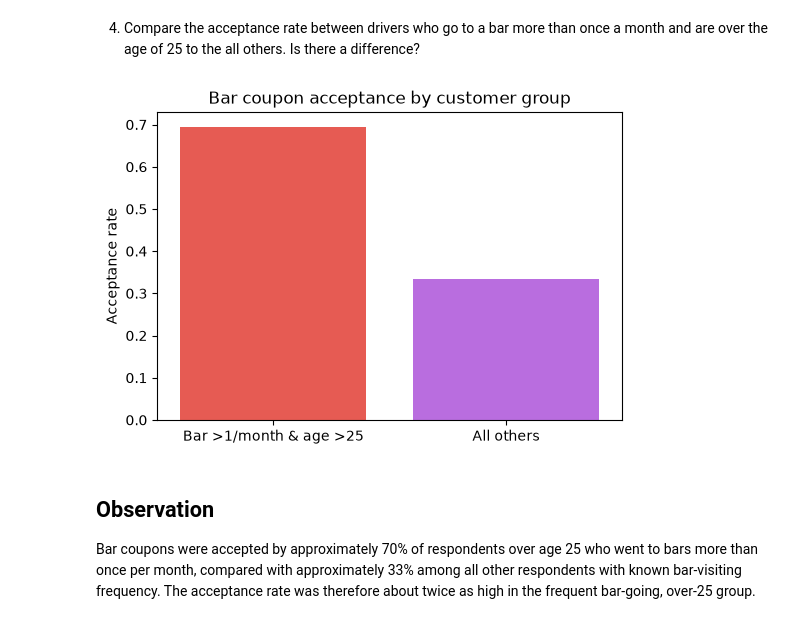
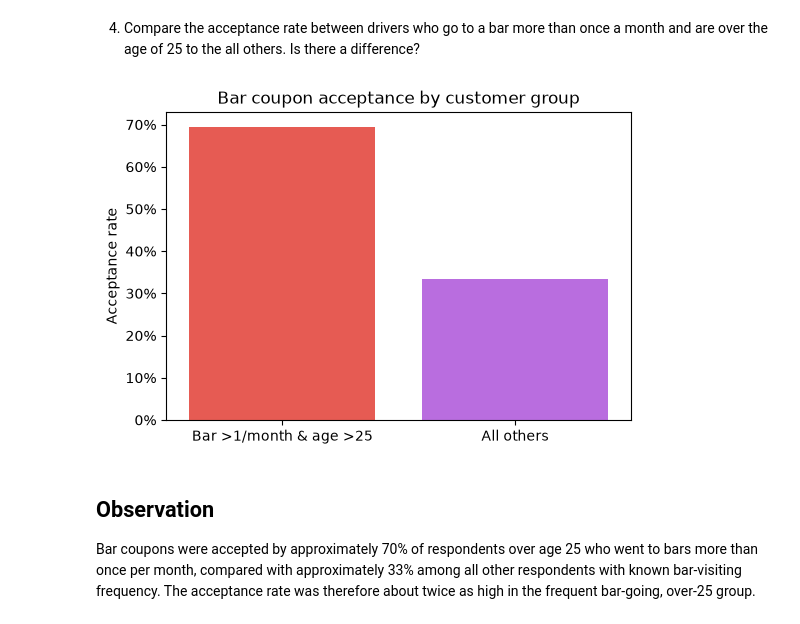
Before and after one commit to mvin-odissey/coupon-acceptance-analysis, a Jupyter notebook: prompt.ipynb, the cells around one changed output. Saved outputs shown, nothing was run; the diff lists cells and outputs as text; code cells hidden in the pictures.

```diff
--- a/prompt.ipynb
+++ b/prompt.ipynb
@@ -599,34 +597,37 @@ condition = (
     & bar_known["age"].isin(["26", "31", "36", "41", "46", "50plus"])
 )
 
 more_1_over_25 = bar_known[condition]
 other = bar_known[~condition]
 
 more_1_over_25_acceptance = more_1_over_25["Y"].mean()
 other_acceptance = other["Y"].mean()
 
 acceptance_comparison = pd.DataFrame({
     "Group": ["Bar >1/month & age >25", "All others"],
     "Acceptance rate": [more_1_over_25_acceptance, other_acceptance]
 })
 
 plt.figure(figsize=(6, 4))
 
 sns.barplot(
     data=acceptance_comparison,
     x="Group",
     y="Acceptance rate",
     hue="Group",
     palette=colors[:2]
 )
 
 plt.title("Bar coupon acceptance by customer group")
 plt.ylabel("Acceptance rate")
 plt.xlabel("")
 
+from matplotlib.ticker import PercentFormatter
+plt.gca().yaxis.set_major_formatter(PercentFormatter(1))
+
 plt.show()
 # %% [output]
-[figure, old version]
+[figure, new version]
 # %% [markdown]
 ## Observation
 
```
Also changed, not shown: parts of 11 cells of this notebook, 10 other files.
